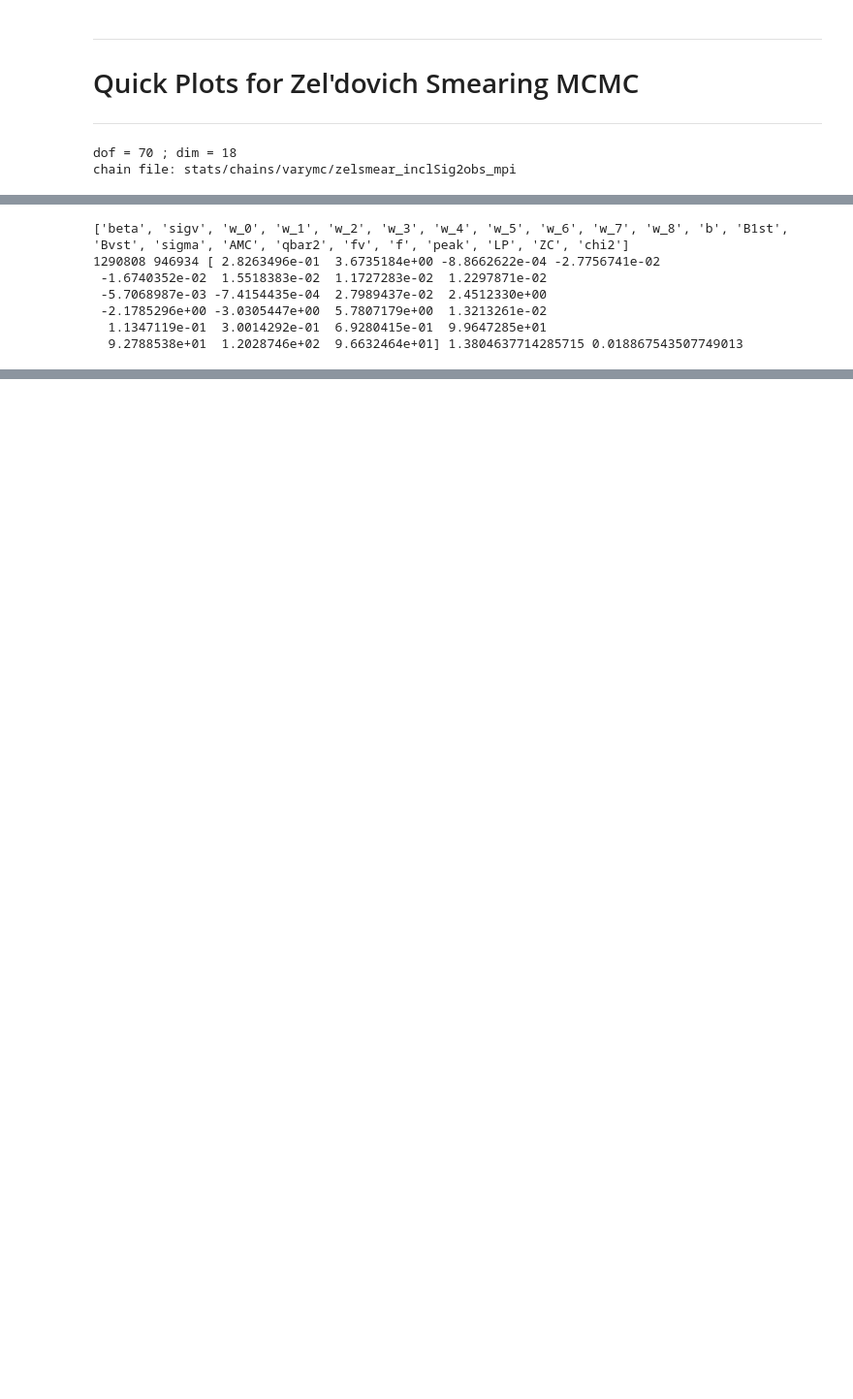
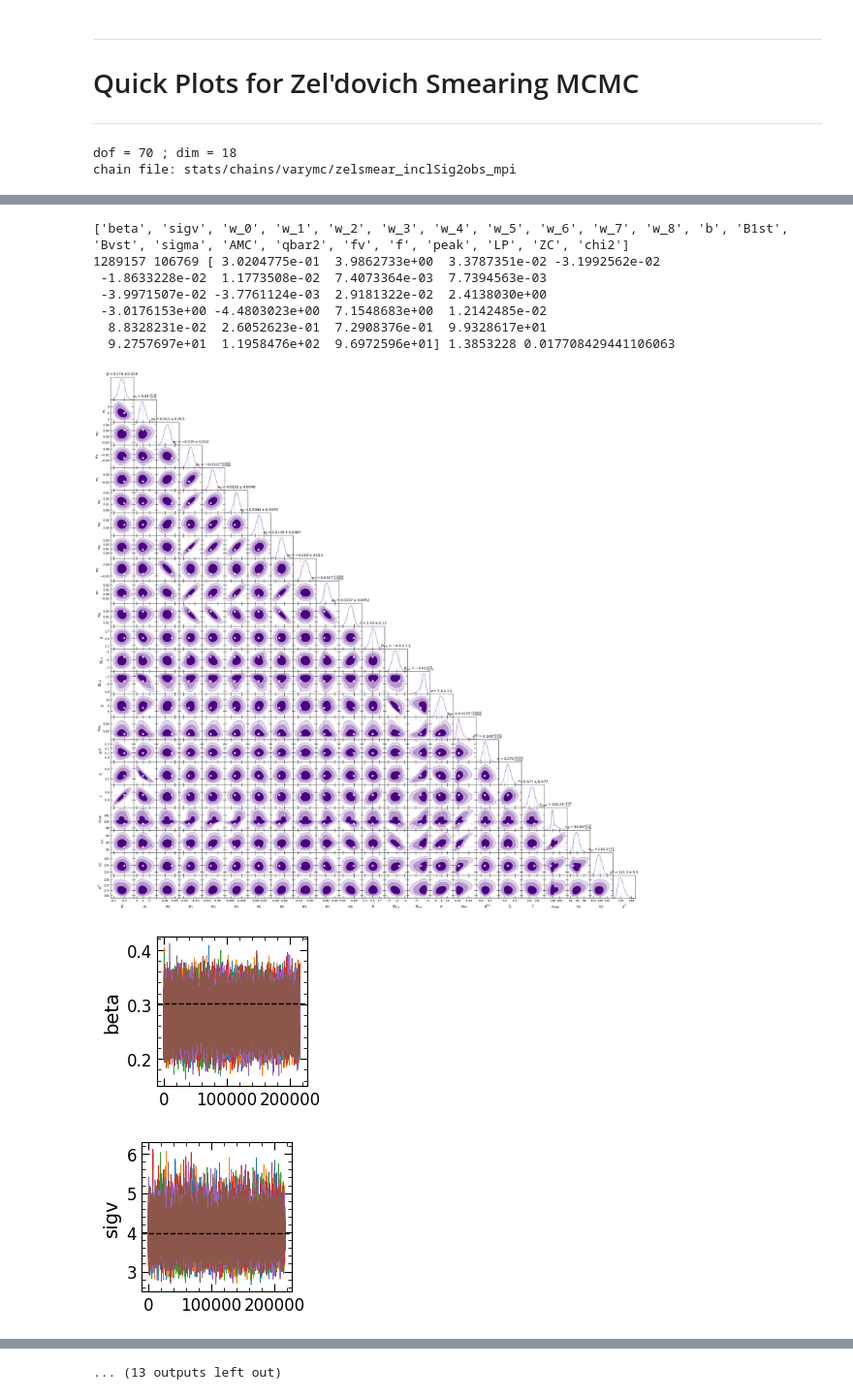
Before and after one commit to a-paranjape/zeldovich-smearing, a Jupyter notebook: examples/ZelSmear_QuickShow.ipynb, the cells around one changed output, grey strips where cells are left out. Shown at 97% size. Drawn from its saved outputs; the diff is of its cells as text; code cells hidden in the pictures; blank space fills up the shorter version.

```diff
--- a/examples/ZelSmear_QuickShow.ipynb
+++ b/examples/ZelSmear_QuickShow.ipynb
@@ -114,5 +117,5 @@ plt.show()
 # %%
-Show_Plots = False
+Show_Plots = True
 
 gd_sample = loadMCSamples(os.path.abspath(chain_file),settings={'ignore_rows':0.3})
 W_Names = ['w_{0:d}'.format(m) for m in Use_Basis]
@@ -162,38 +165,41 @@ if Show_Plots:
     par_show[-1] = -2
 
     for par_y in range(par_show.size):
         str_y = plot_param_list[par_y]
         for par_x in range(par_y):
             str_x = plot_param_list[par_x]
             ax = gdplot.subplots[par_y,par_x]
             ax.scatter([mcmc_best[par_x]],[mcmc_best[par_y]],
                        marker='*',s=50,c='white')
 
 
     show_chain = []
-    for c in range(6):
+    for c in range(NProc):
         sample = np.loadtxt(os.path.abspath(chain_file)+'.'+str(c+1)+'.txt')
         sample = sample[int(0.3*sample.shape[0]):]
         sample = sample.T
         sample[-2] /= dof
         show_chain.append(sample[par_show])
 
     for p in range(par_show.size):
         plt.figure(figsize=(2,2))
         plt.ylabel(plot_param_list[p])
-        for c in range(6):
+        for c in range(NProc):
             plt.plot(show_chain[c][p],'-',lw=0.5)
         mark = mcmc_best[p]/dof if p == par_show.size-1 else mcmc_best[p]
         plt.axhline(mark,c='k',ls='--',lw=1)
         if p == par_show.size - 1:
             plt.axhline(1,c='k',ls=':',lw=1)
         plt.minorticks_on()
         plt.show()
 # %% [output]
 ['beta', 'sigv', 'w_0', 'w_1', 'w_2', 'w_3', 'w_4', 'w_5', 'w_6', 'w_7', 'w_8', 'b', 'B1st', 'Bvst', 'sigma', 'AMC', 'qbar2', 'fv', 'f', 'peak', 'LP', 'ZC', 'chi2']
-1290808 946934 [ 2.8263496e-01  3.6735184e+00 -8.8662622e-04 -2.7756741e-02
- -1.6740352e-02  1.5518383e-02  1.1727283e-02  1.2297871e-02
- -5.7068987e-03 -7.4154435e-04  2.7989437e-02  2.4512330e+00
- -2.1785296e+00 -3.0305447e+00  5.7807179e+00  1.3213261e-02
-  1.1347119e-01  3.0014292e-01  6.9280415e-01  9.9647285e+01
-  9.2788538e+01  1.2028746e+02  9.6632464e+01] 1.3804637714285715 0.018867543507749013
+1289157 106769 [ 3.0204775e-01  3.9862733e+00  3.3787351e-02 -3.1992562e-02
+ -1.8633228e-02  1.1773508e-02  7.4073364e-03  7.7394563e-03
+ -3.9971507e-02 -3.7761124e-03  2.9181322e-02  2.4138030e+00
+ -3.0176153e+00 -4.4803023e+00  7.1548683e+00  1.2142485e-02
+  8.8328231e-02  2.6052623e-01  7.2908376e-01  9.9328617e+01
+  9.2757697e+01  1.1958476e+02  9.6972596e+01] 1.3853228 0.017708429441106063
+[figure, added]
+[figure, added]
+[figure, added]
@@ -199,0 +214 @@ if Show_Plots:
+... (13 outputs left out)
```
Also changed, not shown: parts of 3 cells of this notebook.
